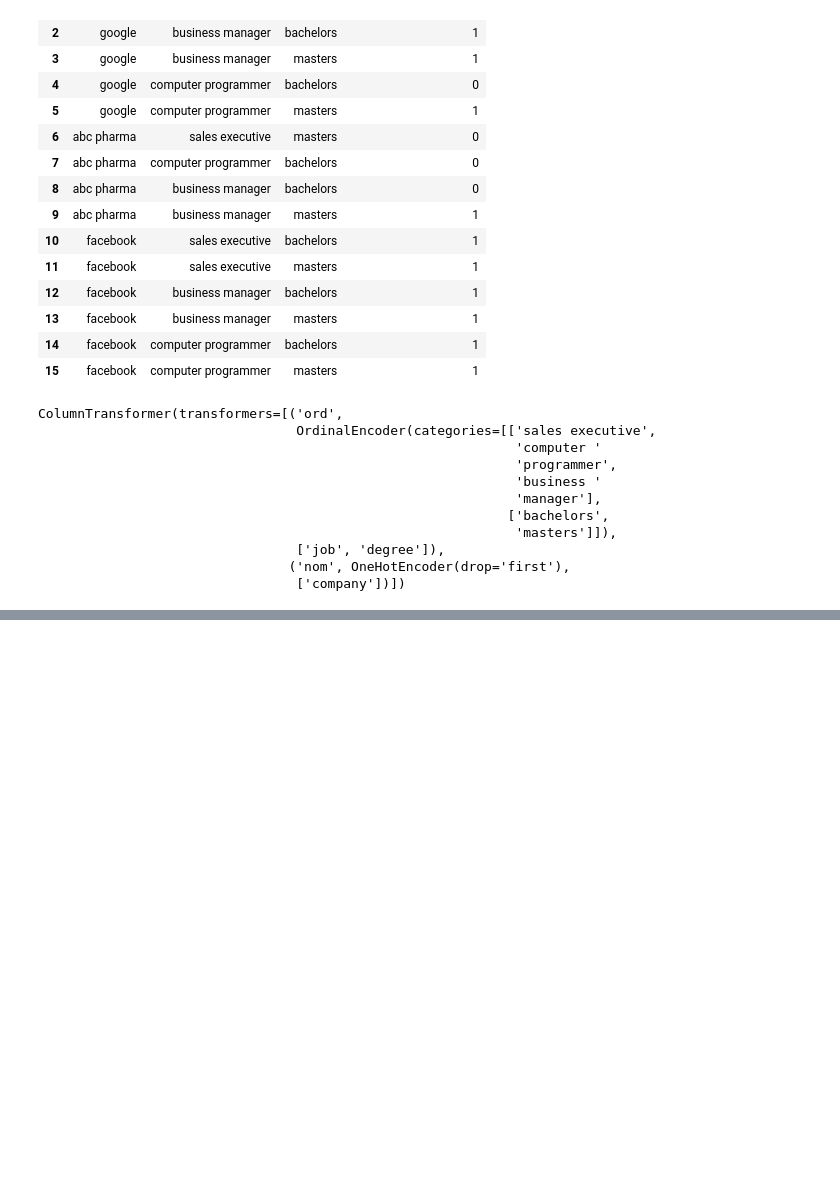
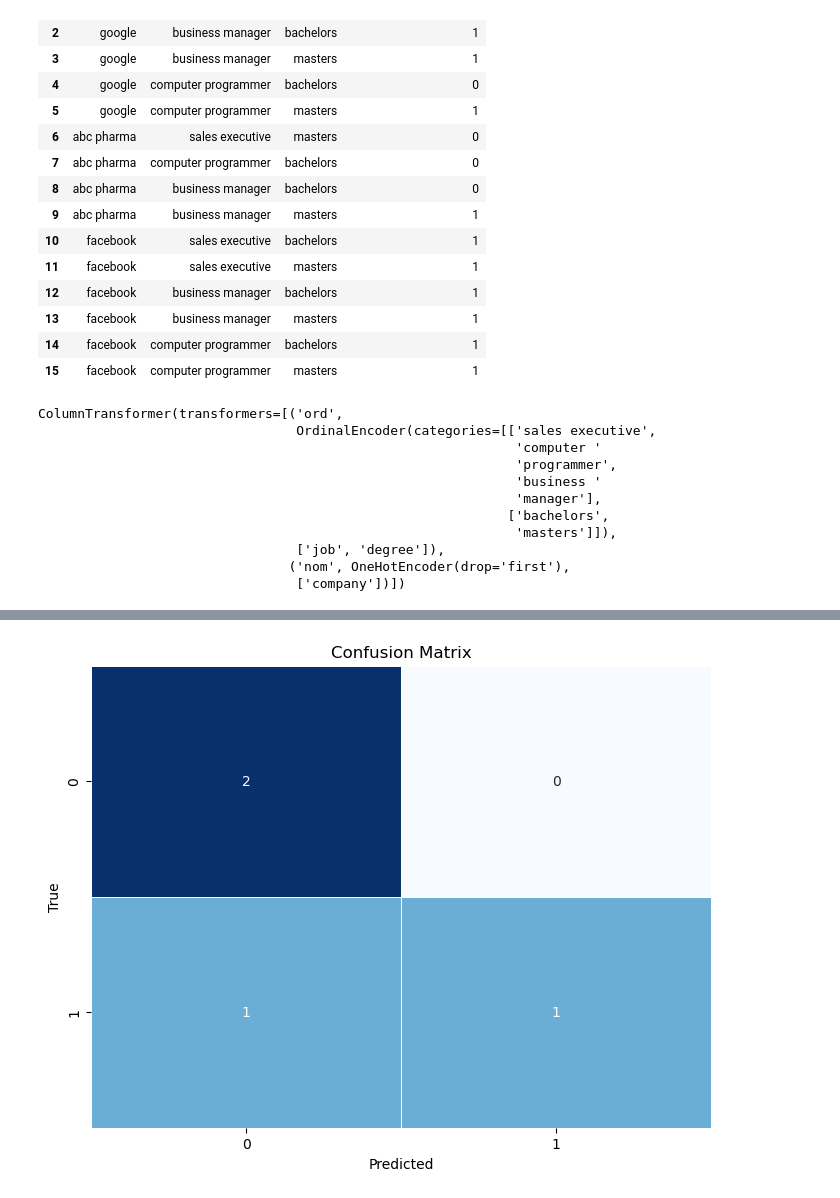
Before and after one commit to martinkilombe/Machine-Learning, a Jupyter notebook: Decision Trees/simple decision tree.ipynb, the cells around one changed output, grey strips where cells are left out. Drawn from its saved outputs; the diff is of its cells as text; code cells hidden in the pictures; blank space fills up the shorter version.

```diff
--- a/Decision Trees/simple decision tree.ipynb
+++ b/Decision Trees/simple decision tree.ipynb
@@ -68,0 +95,6 @@ ColumnTransformer(transformers=[('ord',
+# %%
+#splitting the data into training and Test sets
+X_train,X_test,y_train,y_test = train_test_split(X,y, test_size=0.2, random_state=42)
+# %%
+#Fitting the Pipeline
+pipeline_1.fit(X_train,y_train)
@@ -68,0 +117,4 @@ ColumnTransformer(transformers=[('ord',
+# %%
+#Making predictions with the model
+y_pred = pipeline_1.predict(X_test)
+y_pred
@@ -68,0 +123,11 @@ ColumnTransformer(transformers=[('ord',
+# %%
+#Evaluate the accuracy of the model
+accuracy = accuracy_score(y_test,y_pred)
+conf_marix = confusion_matrix(y_test,y_pred)
+class_report = classification_report(y_test,y_pred)
+
+
+#Print the evaluation metrics
+print(f'Accuracy: {accuracy}')
+print(f'Confusion Matrix score: {conf_marix}')
+print(f'Classification Report:\n{class_report}')
@@ -68,0 +147,12 @@ ColumnTransformer(transformers=[('ord',
+# %%
+#Displaying the confusion matrix
+import seaborn as sns
+import matplotlib.pyplot as plt
+plt.figure(figsize=(8,6))
+sns.heatmap(conf_marix,annot=True,fmt="d",cmap="Blues",linewidths=0.5,cbar=False)
+plt.xlabel('Predicted')
+plt.ylabel('True')
+plt.title('Confusion Matrix')
+plt.show()
+# %% [output]
+[figure, added]
```
Also changed, not shown: parts of 5 cells of this notebook.
